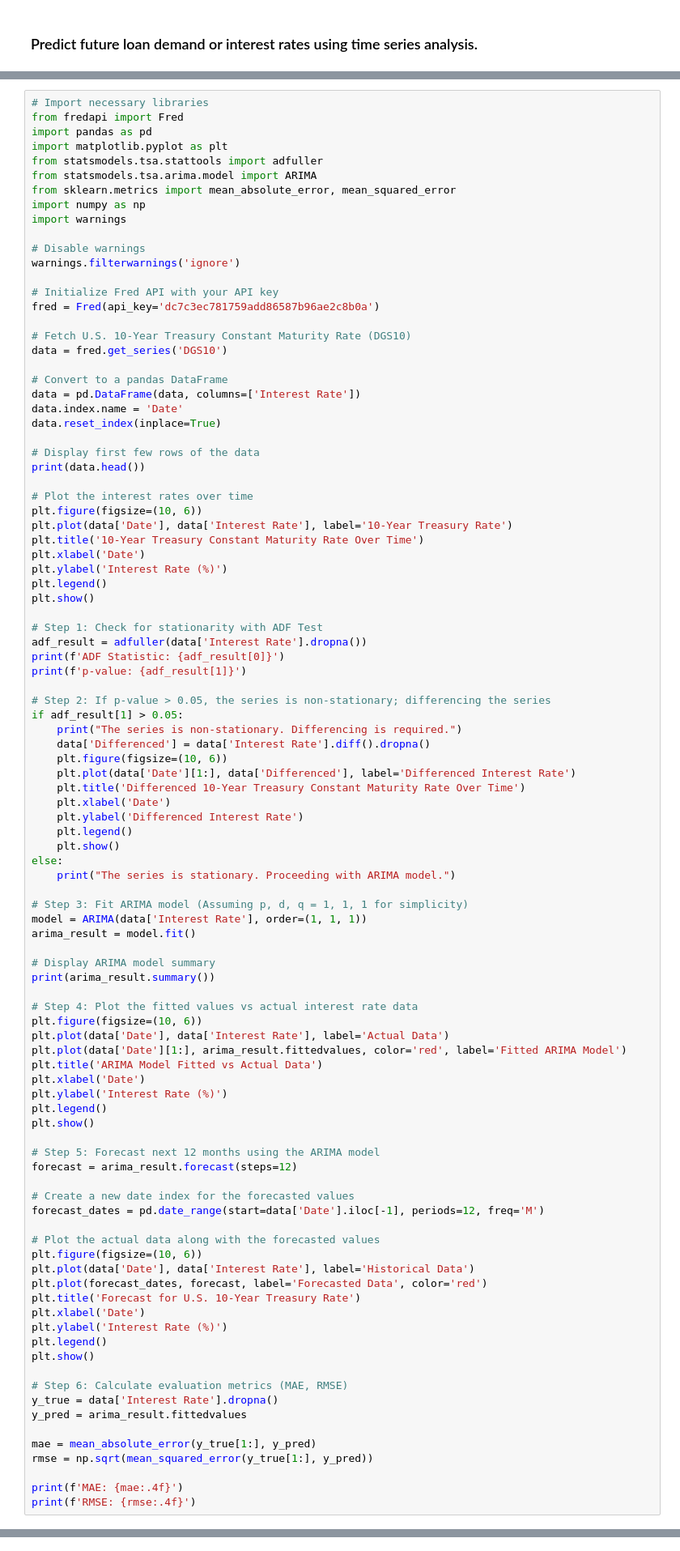
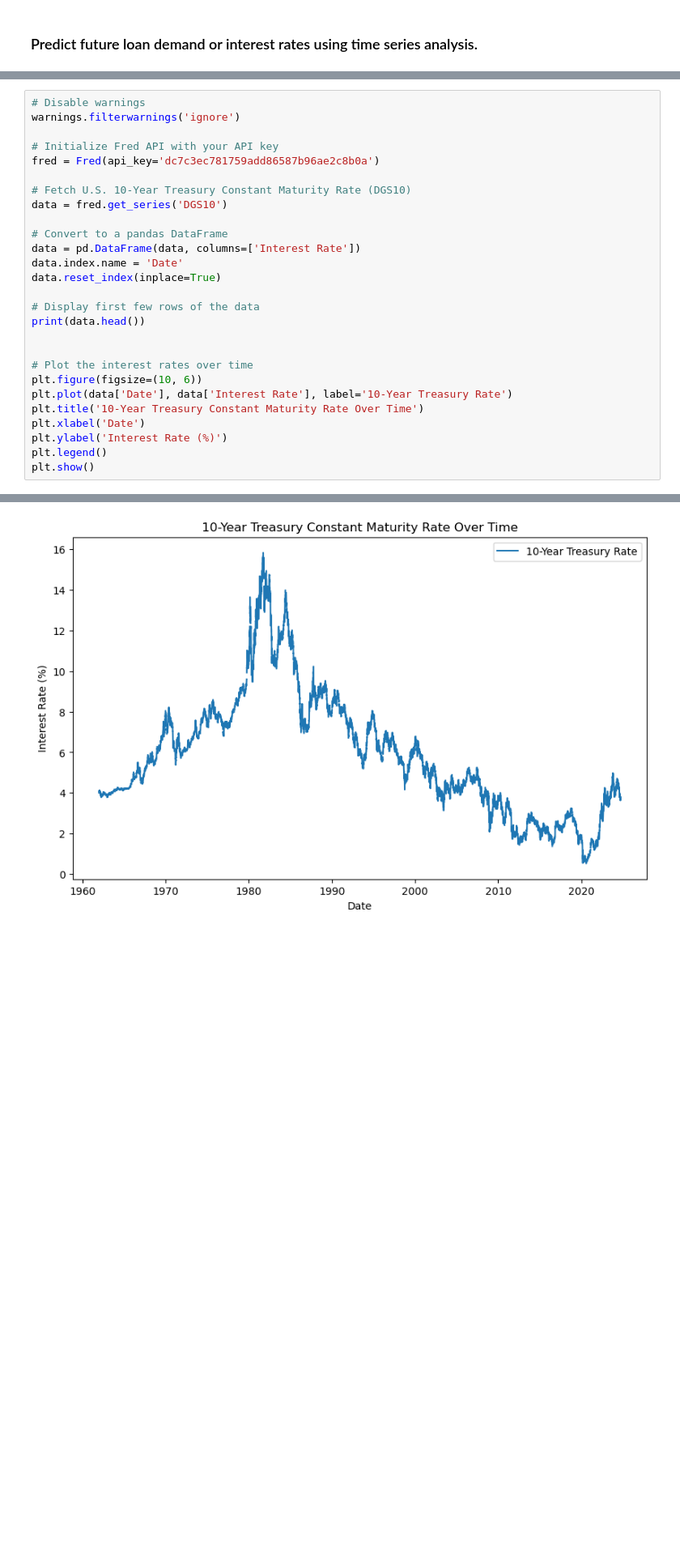
Before and after one commit to baublyte/DGS10-forecasting, a Jupyter notebook: Future loan demand or interest rates.ipynb, the cells around one changed output, grey strips where cells are left out. Shown at 81% size. Saved outputs shown, nothing was run; the diff lists cells and outputs as text; blank space fills up the shorter version.

Commit message:
ADF test

```diff
--- a/Future loan demand or interest rates.ipynb
+++ b/Future loan demand or interest rates.ipynb
@@ -3,14 +12,4 @@
 # %%
-# Import necessary libraries
-from fredapi import Fred
-import pandas as pd
-import matplotlib.pyplot as plt
-from statsmodels.tsa.stattools import adfuller
-from statsmodels.tsa.arima.model import ARIMA
-from sklearn.metrics import mean_absolute_error, mean_squared_error
-import numpy as np
-import warnings
-
 # Disable warnings
 warnings.filterwarnings('ignore')
 
@@ -28,6 +27,7 @@ data.reset_index(inplace=True)
 # Display first few rows of the data
 print(data.head())
 
+
 # Plot the interest rates over time
 plt.figure(figsize=(10, 6))
 plt.plot(data['Date'], data['Interest Rate'], label='10-Year Treasury Rate')
@@ -36,66 +36,4 @@ plt.xlabel('Date')
 plt.ylabel('Interest Rate (%)')
 plt.legend()
 plt.show()
-
-# Step 1: Check for stationarity with ADF Test
-adf_result = adfuller(data['Interest Rate'].dropna())
-print(f'ADF Statistic: {adf_result[0]}')
-print(f'p-value: {adf_result[1]}')
-
-# Step 2: If p-value > 0.05, the series is non-stationary; differencing the series
-if adf_result[1] > 0.05:
-    print("The series is non-stationary. Differencing is required.")
-    data['Differenced'] = data['Interest Rate'].diff().dropna()
-    plt.figure(figsize=(10, 6))
-    plt.plot(data['Date'][1:], data['Differenced'], label='Differenced Interest Rate')
-    plt.title('Differenced 10-Year Treasury Constant Maturity Rate Over Time')
-    plt.xlabel('Date')
-    plt.ylabel('Differenced Interest Rate')
-    plt.legend()
-    plt.show()
-else:
-    print("The series is stationary. Proceeding with ARIMA model.")
-
-# Step 3: Fit ARIMA model (Assuming p, d, q = 1, 1, 1 for simplicity)
-model = ARIMA(data['Interest Rate'], order=(1, 1, 1))
-arima_result = model.fit()
-
-# Display ARIMA model summary
-print(arima_result.summary())
-
-# Step 4: Plot the fitted values vs actual interest rate data
-plt.figure(figsize=(10, 6))
-plt.plot(data['Date'], data['Interest Rate'], label='Actual Data')
-plt.plot(data['Date'][1:], arima_result.fittedvalues, color='red', label='Fitted ARIMA Model')
-plt.title('ARIMA Model Fitted vs Actual Data')
-plt.xlabel('Date')
-plt.ylabel('Interest Rate (%)')
-plt.legend()
-plt.show()
-
-# Step 5: Forecast next 12 months using the ARIMA model
-forecast = arima_result.forecast(steps=12)
-
-# Create a new date index for the forecasted values
-forecast_dates = pd.date_range(start=data['Date'].iloc[-1], periods=12, freq='M')
-
-# Plot the actual data along with the forecasted values
-plt.figure(figsize=(10, 6))
-plt.plot(data['Date'], data['Interest Rate'], label='Historical Data')
-plt.plot(forecast_dates, forecast, label='Forecasted Data', color='red')
-plt.title('Forecast for U.S. 10-Year Treasury Rate')
-plt.xlabel('Date')
-plt.ylabel('Interest Rate (%)')
-plt.legend()
-plt.show()
-
-# Step 6: Calculate evaluation metrics (MAE, RMSE)
-y_true = data['Interest Rate'].dropna()
-y_pred = arima_result.fittedvalues
-
-mae = mean_absolute_error(y_true[1:], y_pred)
-rmse = np.sqrt(mean_squared_error(y_true[1:], y_pred))
-
-print(f'MAE: {mae:.4f}')
-print(f'RMSE: {rmse:.4f}')
 # %% [output]
@@ -102,0 +46 @@ AttributeError: 'xml.etree.ElementTree.Element' object has no attribute 'getchil
+[figure, added]
```
Also changed, not shown: parts of 10 cells of this notebook.
